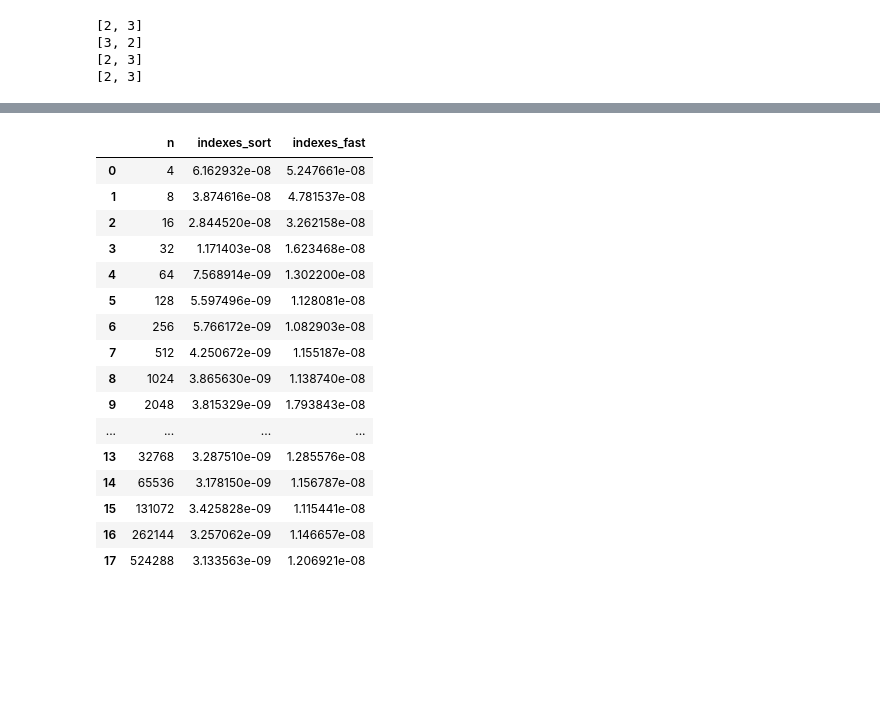
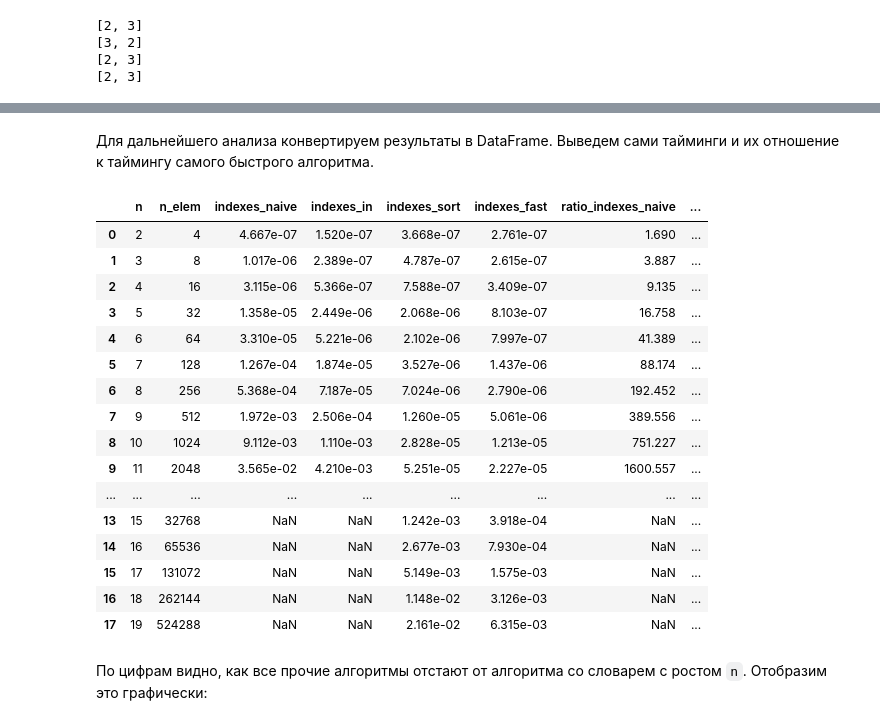
Before and after one commit to gdemin/ozon-coding-test, a Jupyter notebook: ozon_coding_test.ipynb, the cells around one changed output, grey strips where cells are left out. Cells and saved outputs as stored; diff of their text form; code cells hidden in the pictures; blank space fills up the shorter version.

```diff
--- a/ozon_coding_test.ipynb
+++ b/ozon_coding_test.ipynb
@@ -4,3 +22,5 @@ from random import shuffle
 import pandas as pd
 import datetime
 import numpy as np
+import statsmodels.api as sm
+pd.set_option('precision', 3)
@@ -68,15 +119,17 @@ print(indexes_fast(nums, target))
 # %%
-# словарь, ключ - длина списка без двух элементов, значение - список с двумя таймингами
+max_power = 20 # максимальная длина списка (2^max_power), с которым будем мерять производительность
+max_n2 = 12    # максимальная длина списка для алгоритмов с O(N^2). Иначе просто не дождемся результатов.
+
+# словарь, ключ - длина списка без двух элементов, значение - список таймингами
 timings = {}
-funs = [# lambda: indexes_naive(curr, target),
-         # lambda: indexes_in(curr, target),
+funs = [lambda: indexes_naive(curr, target),
+        lambda: indexes_in(curr, target),
         lambda: indexes_sort(curr, target),
         lambda: indexes_fast(curr, target)
         ]
-for i in range(2, 20):
-    timings[2**i] = [0]*len(funs)
+for i in range(2, max_power):
+    timings[i] = [0]*len(funs)
 
-# print(timings)
 # Мы будем использовать значения 2 и 7, а остальные - нули
 
 repeats = 10 # сколько перестановок делать
@@ -84,11 +137,12 @@ local_repeats = 5 # количество повторений с одинако
 
 for n in timings:
 	print(datetime.datetime.now(), ": n =", n)
-	curr = [2, 7] + [0]*n
+	curr = [2, 7] + [0]*(2**n)
 	for _ in range(100):
 		shuffle(curr)
 		# print(curr)
 		for i,_ in enumerate(funs):
+			if n > max_n2 and i<2: continue
 			timings[n][i] += timeit(funs[i], number = local_repeats)
 
 		for i,_ in enumerate(funs):
@@ -117,27 +171,33 @@ for n in timings:
+# %% [markdown]
+Для дальнейшего анализа конвертируем результаты в DataFrame. Выведем сами тайминги и их отношение к таймингу самого быстрого алгоритма.
 # %%
 res = pd.DataFrame(timings).transpose().reset_index()
-# res.columns = ['n', 'indexes_naive', 'indexes_in', 'indexes_sort', 'indexes_fast']
-res.columns = ['n',  'indexes_sort', 'indexes_fast']
-res['indexes_sort'] /= res['n'] *np.log(res['n'])
-res['indexes_fast'] /= res['n']
-# res['ratio'] = res['indexes_naive']/res['indexes_in']
+res.columns = ['n', 'indexes_naive', 'indexes_in', 'indexes_sort', 'indexes_fast']
+res['n_elem'] = 2**res['n']
+res = res[['n', 'n_elem', 'indexes_naive', 'indexes_in', 'indexes_sort', 'indexes_fast']]
+for column in ['indexes_naive', 'indexes_in', 'indexes_sort', 'indexes_fast']:
+    res.loc[res[column] == 0, column] = np.nan
+    res["ratio_" + column] = res[column]/res['indexes_fast']
+
 res
 # %% [output]
-|  | n | indexes_sort | indexes_fast |
-| 0 | 4 | 6.162932e-08 | 5.247661e-08 |
-| 1 | 8 | 3.874616e-08 | 4.781537e-08 |
-| 2 | 16 | 2.844520e-08 | 3.262158e-08 |
-| 3 | 32 | 1.171403e-08 | 1.623468e-08 |
-| 4 | 64 | 7.568914e-09 | 1.302200e-08 |
-| 5 | 128 | 5.597496e-09 | 1.128081e-08 |
-| 6 | 256 | 5.766172e-09 | 1.082903e-08 |
-| 7 | 512 | 4.250672e-09 | 1.155187e-08 |
-| 8 | 1024 | 3.865630e-09 | 1.138740e-08 |
-| 9 | 2048 | 3.815329e-09 | 1.793843e-08 |
-| ... | ... | ... | ... |
-| 13 | 32768 | 3.287510e-09 | 1.285576e-08 |
-| 14 | 65536 | 3.178150e-09 | 1.156787e-08 |
-| 15 | 131072 | 3.425828e-09 | 1.115441e-08 |
-| 16 | 262144 | 3.257062e-09 | 1.146657e-08 |
-| 17 | 524288 | 3.133563e-09 | 1.206921e-08 |
+|  | n | n_elem | indexes_naive | indexes_in | indexes_sort | indexes_fast | ratio_indexes_naive | ... |
+| 0 | 2 | 4 | 4.667e-07 | 1.520e-07 | 3.668e-07 | 2.761e-07 | 1.690 | ... |
+| 1 | 3 | 8 | 1.017e-06 | 2.389e-07 | 4.787e-07 | 2.615e-07 | 3.887 | ... |
+| 2 | 4 | 16 | 3.115e-06 | 5.366e-07 | 7.588e-07 | 3.409e-07 | 9.135 | ... |
+| 3 | 5 | 32 | 1.358e-05 | 2.449e-06 | 2.068e-06 | 8.103e-07 | 16.758 | ... |
+| 4 | 6 | 64 | 3.310e-05 | 5.221e-06 | 2.102e-06 | 7.997e-07 | 41.389 | ... |
+| 5 | 7 | 128 | 1.267e-04 | 1.874e-05 | 3.527e-06 | 1.437e-06 | 88.174 | ... |
+| 6 | 8 | 256 | 5.368e-04 | 7.187e-05 | 7.024e-06 | 2.790e-06 | 192.452 | ... |
+| 7 | 9 | 512 | 1.972e-03 | 2.506e-04 | 1.260e-05 | 5.061e-06 | 389.556 | ... |
+| 8 | 10 | 1024 | 9.112e-03 | 1.110e-03 | 2.828e-05 | 1.213e-05 | 751.227 | ... |
+| 9 | 11 | 2048 | 3.565e-02 | 4.210e-03 | 5.251e-05 | 2.227e-05 | 1600.557 | ... |
+| ... | ... | ... | ... | ... | ... | ... | ... | ... |
+| 13 | 15 | 32768 | NaN | NaN | 1.242e-03 | 3.918e-04 | NaN | ... |
+| 14 | 16 | 65536 | NaN | NaN | 2.677e-03 | 7.930e-04 | NaN | ... |
+| 15 | 17 | 131072 | NaN | NaN | 5.149e-03 | 1.575e-03 | NaN | ... |
+| 16 | 18 | 262144 | NaN | NaN | 1.148e-02 | 3.126e-03 | NaN | ... |
+| 17 | 19 | 524288 | NaN | NaN | 2.161e-02 | 6.315e-03 | NaN | ... |
+# %% [markdown]
+По цифрам видно, как все прочие алгоритмы отстают от алгоритма со словарем c ростом `n`. Отобразим это графически:
 # %%
```
Also changed, not shown: parts of 15 cells of this notebook.
